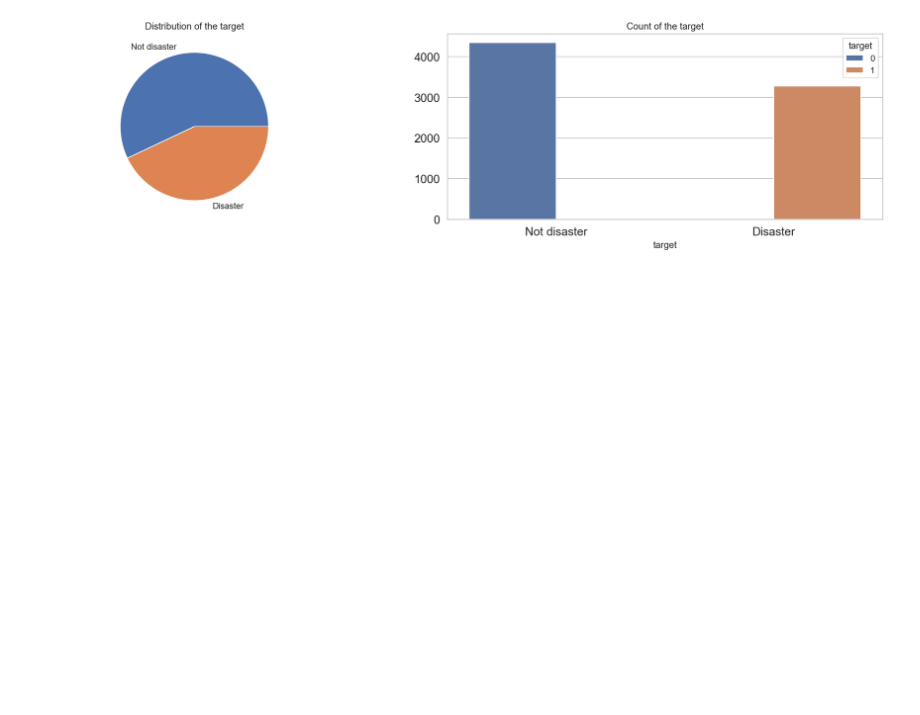
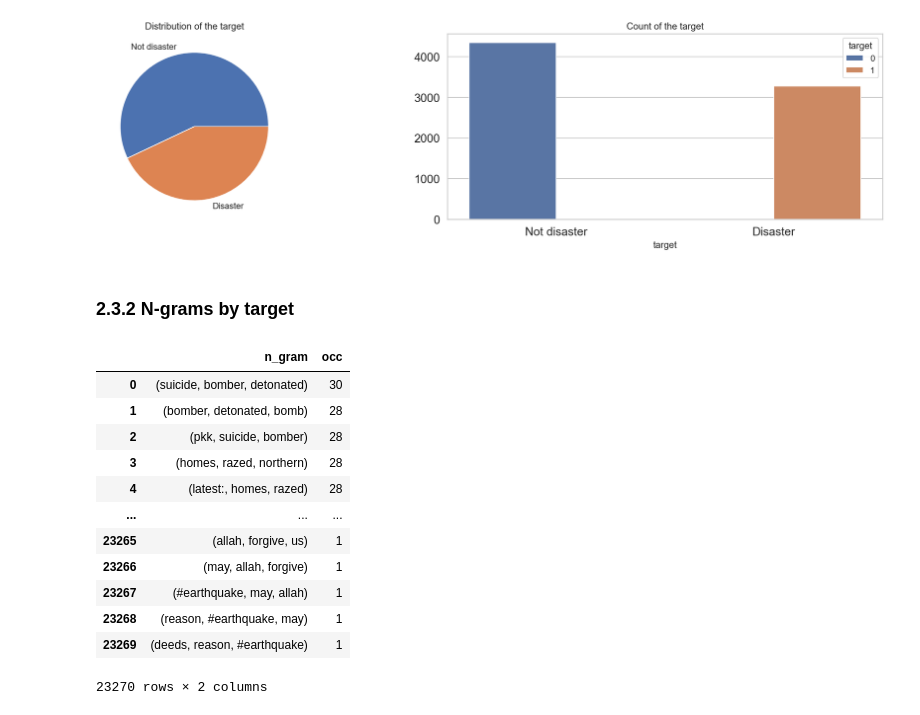
Before and after one commit to BWallyn/nlp_disaster_tweets, a Jupyter notebook: notebooks/1.0-analyze-data.ipynb, the cells around one changed output. Cells and saved outputs as stored; diff of their text form; code cells hidden in the pictures; blank space fills up the shorter version.

```diff
--- a/notebooks/1.0-analyze-data.ipynb
+++ b/notebooks/1.0-analyze-data.ipynb
@@ -167,3 +177,33 @@ axes[1].set_title('Count of the target')
 plt.show()
 # %% [output]
 [figure]
+# %% [markdown]
+### 2.3.2 N-grams by target
+# %%
+def generate_n_grams(text: str, n_gram: int, stop_words: List[str]=[]) -> List[str]:
+    """
+    """
+    text = text.lower()
+    # text = re.sub(r'[^a-zA-Z0-9\s]', ' ', text)
+    # text = re.sub('[\.\?\,]', ' ', text)
+    tokens = [token for token in text.split(" ") if ((token != "") & (token not in stop_words))]
+    output = list(ngrams(tokens, n_gram))
+    return output
+
+
+def create_df_n_grams(df: pd.DataFrame, n_gram: int, stop_words: List[str]=[]) -> Tuple[pd.DataFrame, pd.DataFrame]:
+    """
+    """
+    disaster_n_gram = defaultdict(int)
+    nondisaster_n_gram = defaultdict(int)
+    for tweet in df[df['target'] == 1]['text']:
+        for word in generate_n_grams(tweet, n_gram=n_gram, stop_words=stop_words):
+            disaster_n_gram[word] += 1
+
+    for tweet in df[df['target'] == 0]['text']:
+        for word in generate_n_grams(tweet, n_gram=n_gram, stop_words=stop_words):
+            nondisaster_n_gram[word] += 1
+
+    df_disaster_n_gram = pd.DataFrame(sorted(disaster_n_gram.items(), key=lambda x: x[1])[::-1], columns=['n_gram', 'occ'])
+    df_nondisaster_n_gram = pd.DataFrame(sorted(nondisaster_n_gram.items(), key=lambda x: x[1])[::-1], columns=['n_gram', 'occ'])
+    return df_disaster_n_gram, df_nondisaster_n_gram
@@ -169,0 +220,16 @@ plt.show()
+# %%
+df_disaster_trigrams
+# %% [output]
+|  | n_gram | occ |
+| 0 | (suicide, bomber, detonated) | 30 |
+| 1 | (bomber, detonated, bomb) | 28 |
+| 2 | (pkk, suicide, bomber) | 28 |
+| 3 | (homes, razed, northern) | 28 |
+| 4 | (latest:, homes, razed) | 28 |
+| ... | ... | ... |
+| 23265 | (allah, forgive, us) | 1 |
+| 23266 | (may, allah, forgive) | 1 |
+| 23267 | (#earthquake, may, allah) | 1 |
+| 23268 | (reason, #earthquake, may) | 1 |
+| 23269 | (deeds, reason, #earthquake) | 1 |
+23270 rows × 2 columns
```
Also changed, not shown: parts of 9 cells of this notebook.
